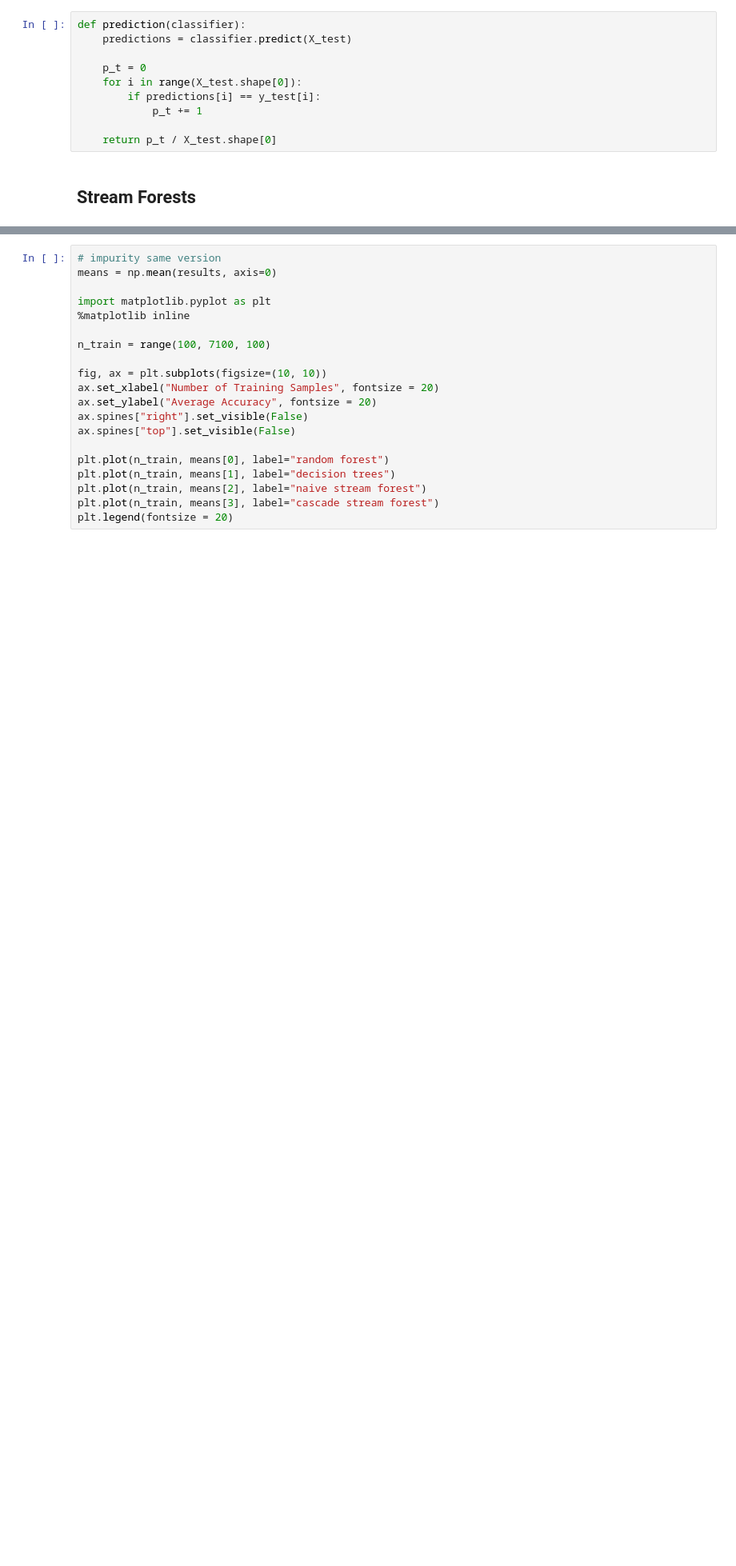
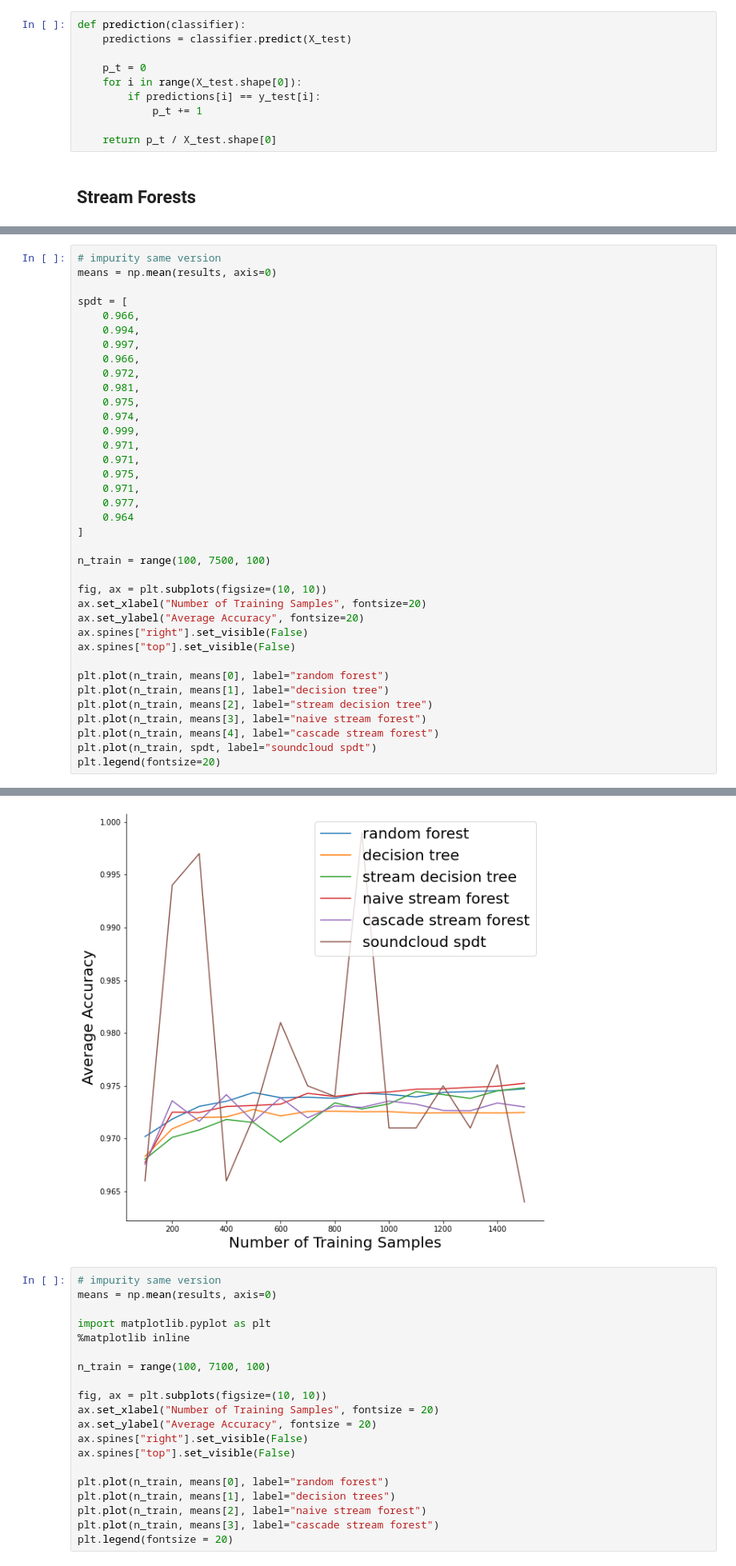
Before and after one commit to neurodata/SDTF, a Jupyter notebook: benchmarks/pendigits.ipynb, the cells around one changed output, grey strips where cells are left out. Shown at 80% size. Saved outputs shown, nothing was run; the diff lists cells and outputs as text; blank space fills up the shorter version.

```diff
--- a/benchmarks/pendigits.ipynb
+++ b/benchmarks/pendigits.ipynb
@@ -69,0 +177,38 @@ for i in range(100):
+# %%
+# impurity same version
+means = np.mean(results, axis=0)
+
+spdt = [
+    0.966,
+    0.994,
+    0.997,
+    0.966,
+    0.972,
+    0.981,
+    0.975,
+    0.974,
+    0.999,
+    0.971,
+    0.971,
+    0.975,
+    0.971,
+    0.977,
+    0.964
+]
+
+n_train = range(100, 7500, 100)
+
+fig, ax = plt.subplots(figsize=(10, 10))
+ax.set_xlabel("Number of Training Samples", fontsize=20)
+ax.set_ylabel("Average Accuracy", fontsize=20)
+ax.spines["right"].set_visible(False)
+ax.spines["top"].set_visible(False)
+
+plt.plot(n_train, means[0], label="random forest")
+plt.plot(n_train, means[1], label="decision tree")
+plt.plot(n_train, means[2], label="stream decision tree")
+plt.plot(n_train, means[3], label="naive stream forest")
+plt.plot(n_train, means[4], label="cascade stream forest")
+plt.plot(n_train, spdt, label="soundcloud spdt")
+plt.legend(fontsize=20)
+# %% [output]
@@ -70,3 +216,4 @@ for i in range(100):
+[figure, added]
 # %%
 # impurity same version
 means = np.mean(results, axis=0)
```
Also changed, not shown: parts of 9 cells of this notebook, 1 other file.
